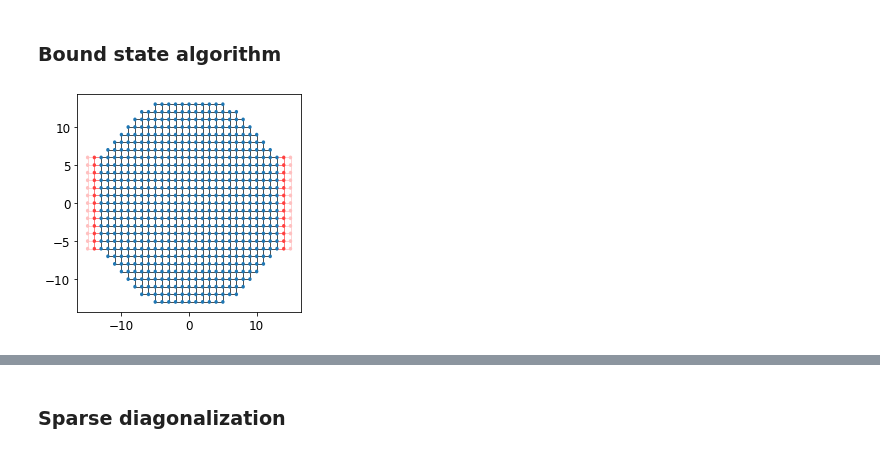
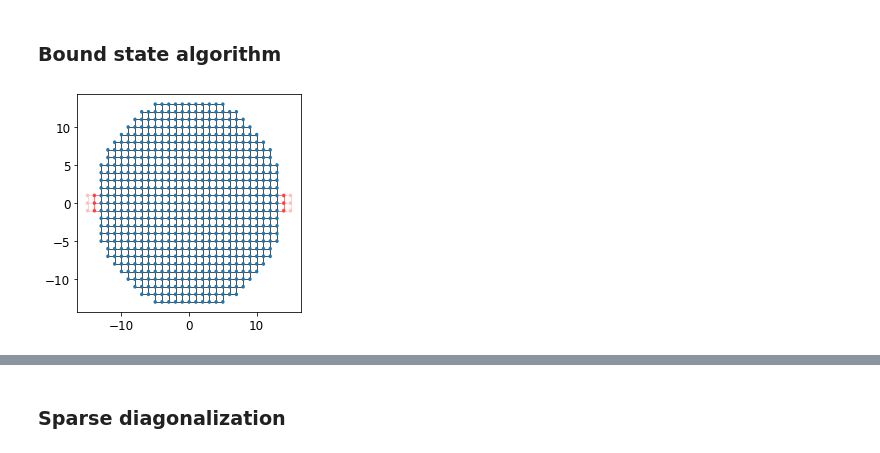
Before and after one commit to Satin21/Trijunction, a Jupyter notebook: analysis/minimal_boundstate.ipynb, the cells around one changed output, grey strips where cells are left out. Cells and saved outputs as stored; diff of their text form; code cells hidden in the pictures.

```diff
--- a/analysis/minimal_boundstate.ipynb
+++ b/analysis/minimal_boundstate.ipynb
@@ -169,21 +169,21 @@ def f_params_circular_junction(r, **parameters):
 # %%
 # create system
 circle = make_circular_cavity(r=14)
 lead = kwant.Builder(symmetry=kwant.TranslationalSymmetry([-1, 0]))
-W = 13
+W = 3
 # lead position
 x0 = -9
 y0 = 0
 lead.fill(lead_template,
           shape=lambda site: -W/2 + y0 <= site.pos[1] < W/2 + y0,
           start=[x0, y0]);
 circle.attach_lead(lead)
 circle.attach_lead(lead.reversed())
 circle = circle.finalized()
 fig, ax = plt.subplots(figsize=(4, 4))
 kwant.plot(circle, ax=ax);
 # %% [output]
-[figure, old version]
+[figure, new version]
 # %%
 # parameters such that MBS will be coupled
 # the topological gap at B = 0.5 is gap* = 0.05
```
Also changed, not shown: parts of 14 cells of this notebook.
